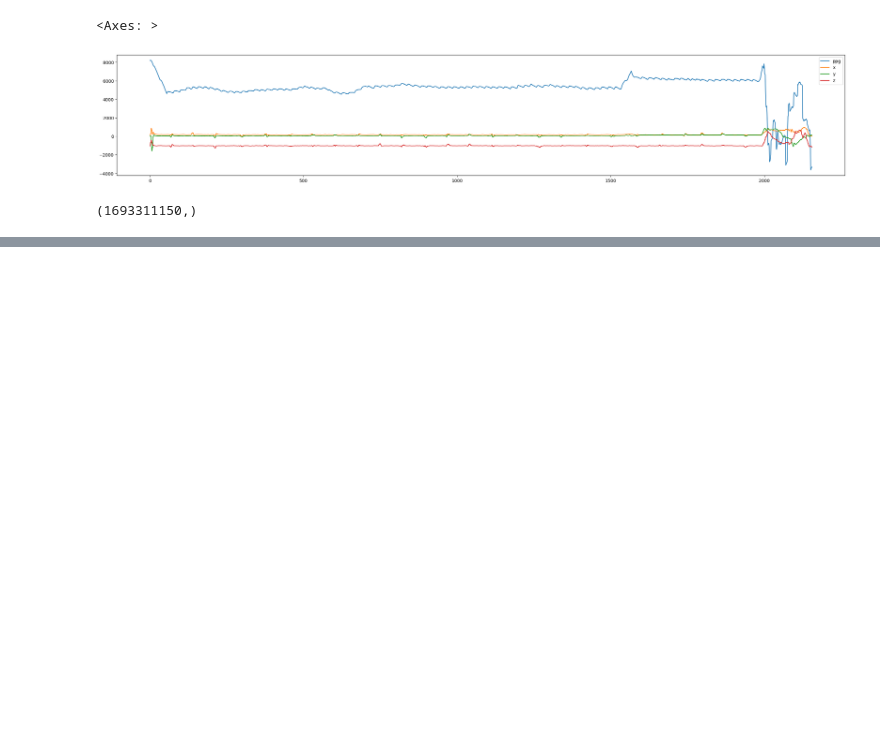
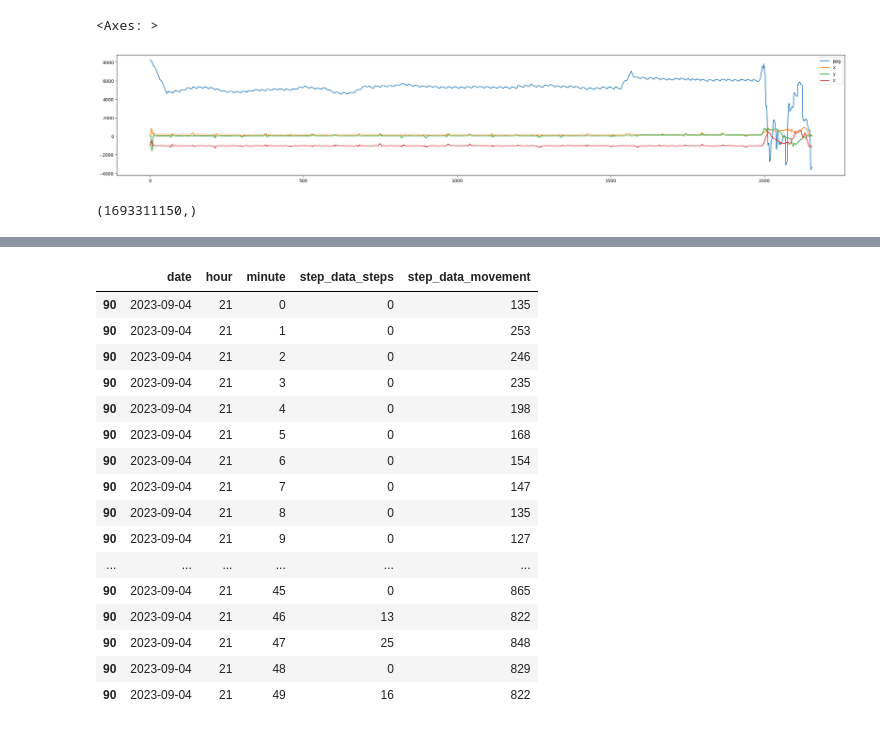
Before and after one commit to velaboratory/bangle, a Jupyter notebook: sync_server/analyze.ipynb, the cells around one changed output, grey strips where cells are left out. Drawn from its saved outputs; the diff is of its cells as text; code cells hidden in the pictures; blank space fills up the shorter version.

```diff
--- a/sync_server/analyze.ipynb
+++ b/sync_server/analyze.ipynb
@@ -139,0 +168,43 @@ here
+# %%
+import pandas as pd
+import sqlite3
+
+target_day = "9/4/2023"
+dt = datetime.datetime.strptime(target_day, "%m/%d/%Y")
+
+with sqlite3.connect("app.db") as con:
+    df = pd.read_sql("select from_time,dt,hex(data) as data_hex from data_sync",con)
+    df["data"] = df.data_hex.apply(bytearray.fromhex).apply(bytearray.decode)
+    df["stepdata_encoded"] = df["data"].str.extract("healthlog[0-9]*:(.*)\n")
+    df["stepdata"] = df.stepdata_encoded.apply(base64.b64decode)
+    df["stepdata_unpacked"] = df.stepdata.apply(lambda x: list(struct.iter_unpack(">IHHB",x)))
+    df = df.explode("stepdata_unpacked")
+    df['step_data_movement'] = df.stepdata_unpacked.apply(lambda x: x[2])
+    df['step_data_steps'] = df.stepdata_unpacked.apply(lambda x: x[1])
+    df['step_data_timestamp'] = df.stepdata_unpacked.apply(lambda x: x[0])
+    df['dt'] = df.step_data_timestamp.apply(datetime.datetime.fromtimestamp)
+    df['date'] = df.dt.dt.date
+    df['hour'] = df.dt.dt.hour
+    df['minute'] = df.dt.dt.minute
+    df = df[["date","hour","minute","step_data_steps","step_data_movement"]]
+    #df = df[["dt","from_time","stepdata"]]
+#df.to_excel('test.xlsx')
+df.tail(50)
+# %% [output]
+|  | date | hour | minute | step_data_steps | step_data_movement |
+| 90 | 2023-09-04 | 21 | 0 | 0 | 135 |
+| 90 | 2023-09-04 | 21 | 1 | 0 | 253 |
+| 90 | 2023-09-04 | 21 | 2 | 0 | 246 |
+| 90 | 2023-09-04 | 21 | 3 | 0 | 235 |
+| 90 | 2023-09-04 | 21 | 4 | 0 | 198 |
+| 90 | 2023-09-04 | 21 | 5 | 0 | 168 |
+| 90 | 2023-09-04 | 21 | 6 | 0 | 154 |
+| 90 | 2023-09-04 | 21 | 7 | 0 | 147 |
+| 90 | 2023-09-04 | 21 | 8 | 0 | 135 |
+| 90 | 2023-09-04 | 21 | 9 | 0 | 127 |
+| ... | ... | ... | ... | ... | ... |
+| 90 | 2023-09-04 | 21 | 45 | 0 | 865 |
+| 90 | 2023-09-04 | 21 | 46 | 13 | 822 |
+| 90 | 2023-09-04 | 21 | 47 | 25 | 848 |
+| 90 | 2023-09-04 | 21 | 48 | 0 | 829 |
+| 90 | 2023-09-04 | 21 | 49 | 16 | 822 |
```
Also changed, not shown: parts of 2 cells of this notebook, 3 other files.
